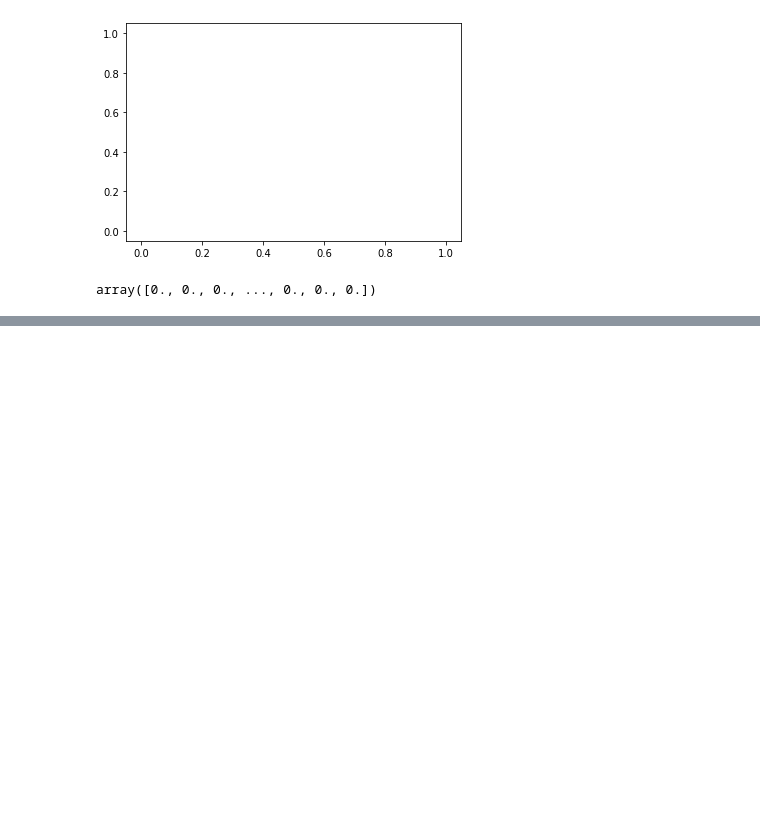
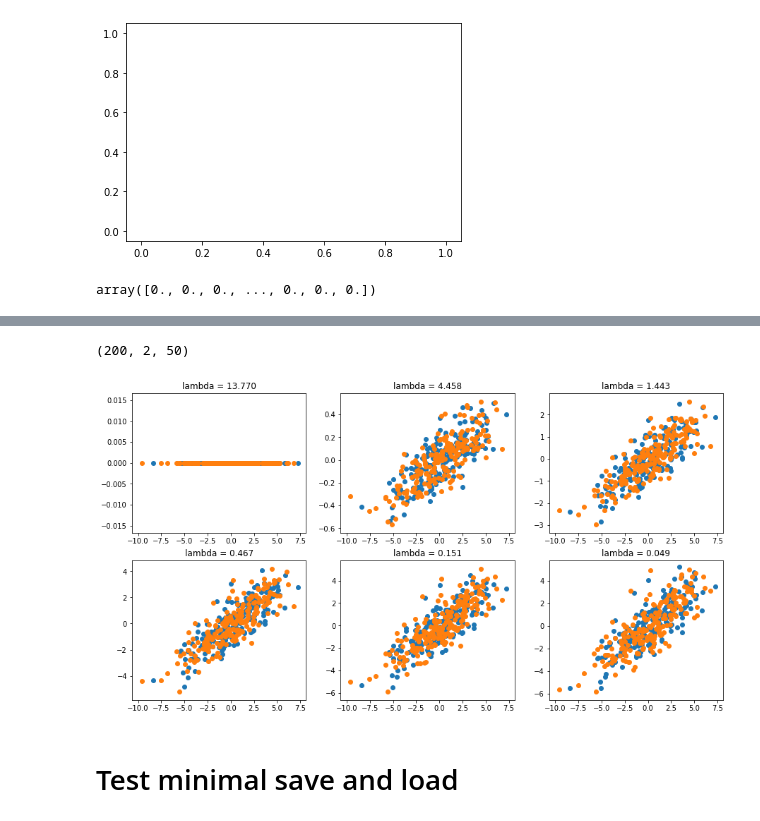
Before and after one commit to liangyy/ptrs-tf, a Jupyter notebook: notebook/debug_elastic_net_solver.ipynb, the cells around one changed output, grey strips where cells are left out. Cells and saved outputs as stored; diff of their text form; code cells hidden in the pictures; blank space fills up the shorter version.

```diff
--- a/notebook/debug_elastic_net_solver.ipynb
+++ b/notebook/debug_elastic_net_solver.ipynb
@@ -281,0 +493,15 @@ path
+# %%
+out = elastic_net_estimator.predict_x(dataset_valid.batch(512), elastic_net_estimator.beta_hat_path)
+fig, aes = plt.subplots(nrows = 2, ncols = 3, figsize = (15, 8))
+for i in range(2):
+    for j in range(3):
+        idx = (i * 3 + j) * 8
+        if idx < len(elastic_net_estimator.lambda_seq[0]):
+            aes[i][j].scatter(out['y'][:,0], out['y_pred_from_x'][:, :, idx][:,0])
+            aes[i][j].scatter(out['y'][:,1], out['y_pred_from_x'][:, :, idx][:,1])
+            aes[i][j].set_title('lambda = ' + "{:.3f}".format(np.array(elastic_net_estimator.lambda_seq)[0, idx]))
+# %% [output]
+(200, 2, 50)
+[figure, added]
+# %% [markdown]
+# Test minimal save and load
```
Also changed, not shown: parts of 19 cells of this notebook, 2 other files.
